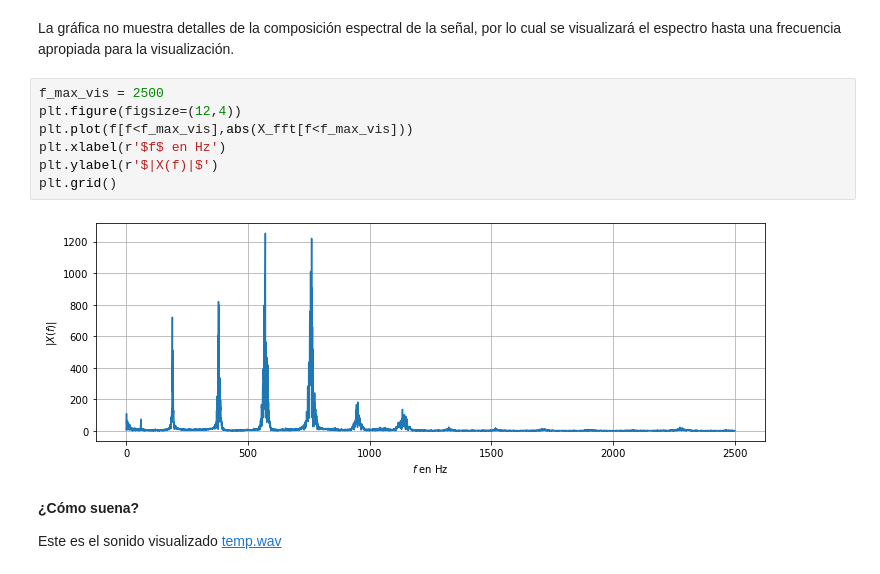
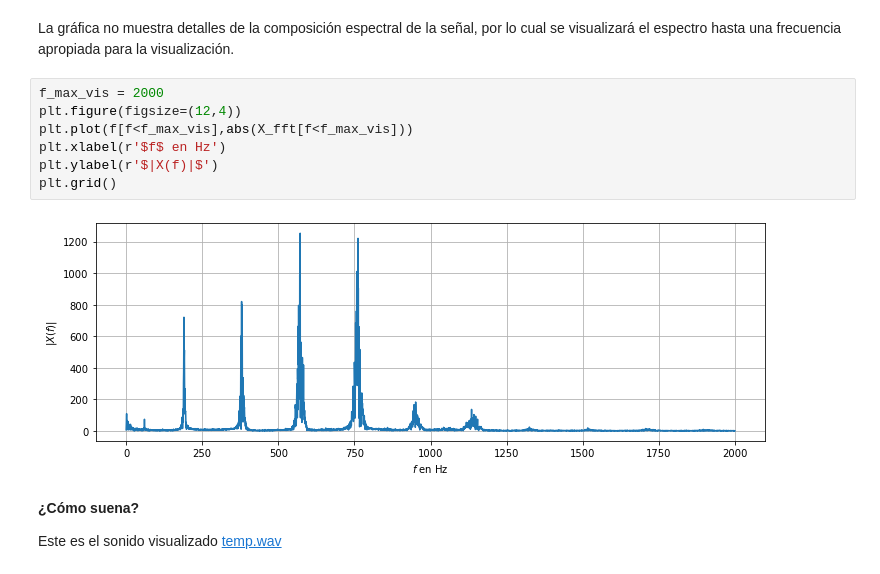
Before and after one commit to pierrediazp/Se-ales_y_Sistemas, a Jupyter notebook: sonidos.ipynb, the cells around one changed output. Saved outputs shown, nothing was run; the diff lists cells and outputs as text.

```diff
--- a/sonidos.ipynb
+++ b/sonidos.ipynb
@@ -92,14 +92,14 @@ plt.grid()
 # %% [markdown]
 La gráfica no muestra detalles de la composición espectral de la señal, por lo cual se visualizará el espectro hasta una frecuencia apropiada para la visualización.
 # %%
-f_max_vis = 2500
+f_max_vis = 2000
 plt.figure(figsize=(12,4))
 plt.plot(f[f<f_max_vis],abs(X_fft[f<f_max_vis]))
 plt.xlabel(r'$f$ en Hz')
 plt.ylabel(r'$|X(f)|$')
 plt.grid()
 # %% [output]
-[figure, old version]
+[figure, new version]
 # %% [markdown]
 **¿Cómo suena?**
 
```
Also changed, not shown: parts of 7 cells of this notebook, 1 other file.
